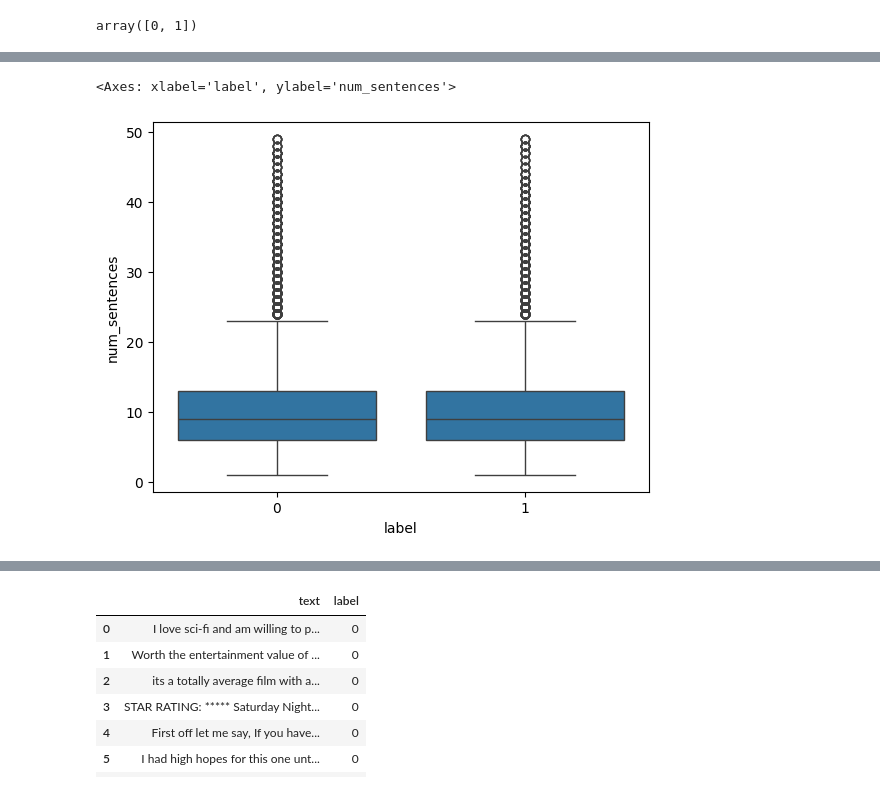
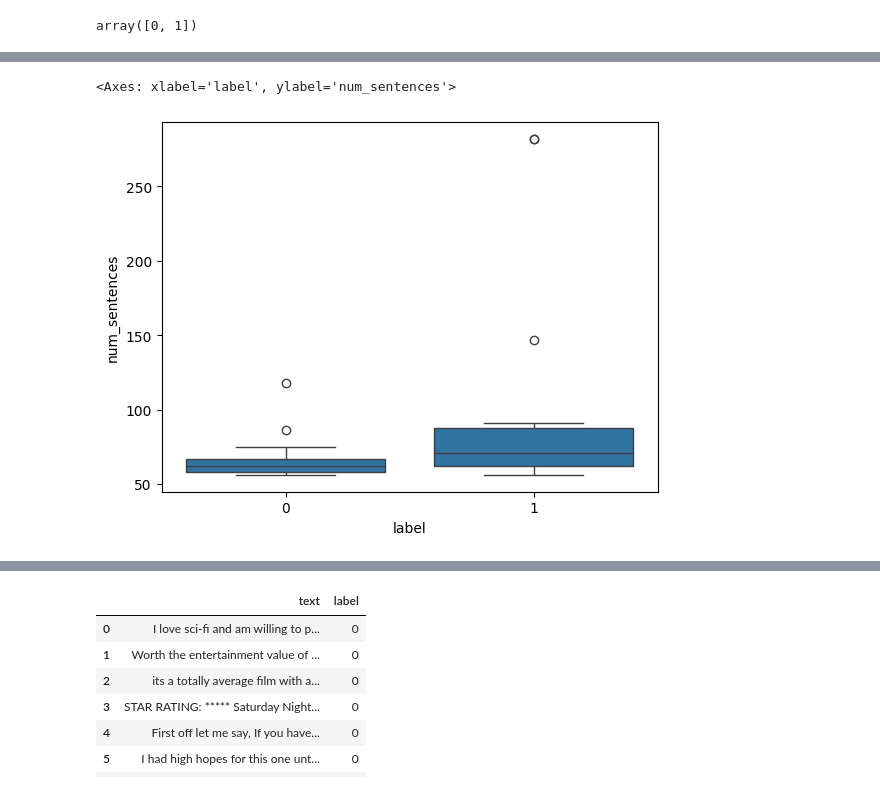
Before and after one commit to n-albert/Sentence-Transformer-Implementation, a Jupyter notebook: Sentence_Transformers,_Notebook_for_performing_EDA_Exploratory_Data_Analysis.ipynb, the cells around one changed output, grey strips where cells are left out. Saved outputs shown, nothing was run; the diff lists cells and outputs as text; code cells hidden in the pictures.

Commit message:
updates to EDA notebook, with discretization of data for box plots and histogram plots

```diff
--- a/Sentence_Transformers,_Notebook_for_performing_EDA_Exploratory_Data_Analysis.ipynb
+++ b/Sentence_Transformers,_Notebook_for_performing_EDA_Exploratory_Data_Analysis.ipynb
@@ -160,8 +195,9 @@ Based on the above plot, I will split the data into two subsets. One that has re
 # %%
-boolean_mask = imdb_train_ds_with_sentences["num_sentences"] < 50
-less_than_50_sentences_imdb_train_ds = imdb_train_ds_with_sentences[boolean_mask]
+greater_than_55_sentences_train_boolean_mask =  imdb_train_ds_with_sentences["num_sentences"] > 55
 
-seaborn.boxplot(less_than_50_sentences_imdb_train_ds, x="label", y="num_sentences")
+greater_than_55_sentences_imdb_train_ds = imdb_train_ds_with_sentences[greater_than_55_sentences_train_boolean_mask]
+
+seaborn.boxplot(greater_than_55_sentences_imdb_train_ds, x="label", y="num_sentences", legend="full")
 # %% [output]
 <Axes: xlabel='label', ylabel='num_sentences'>
-[figure, old version]
+[figure, new version]
```
Also changed, not shown: parts of 20 cells of this notebook.
